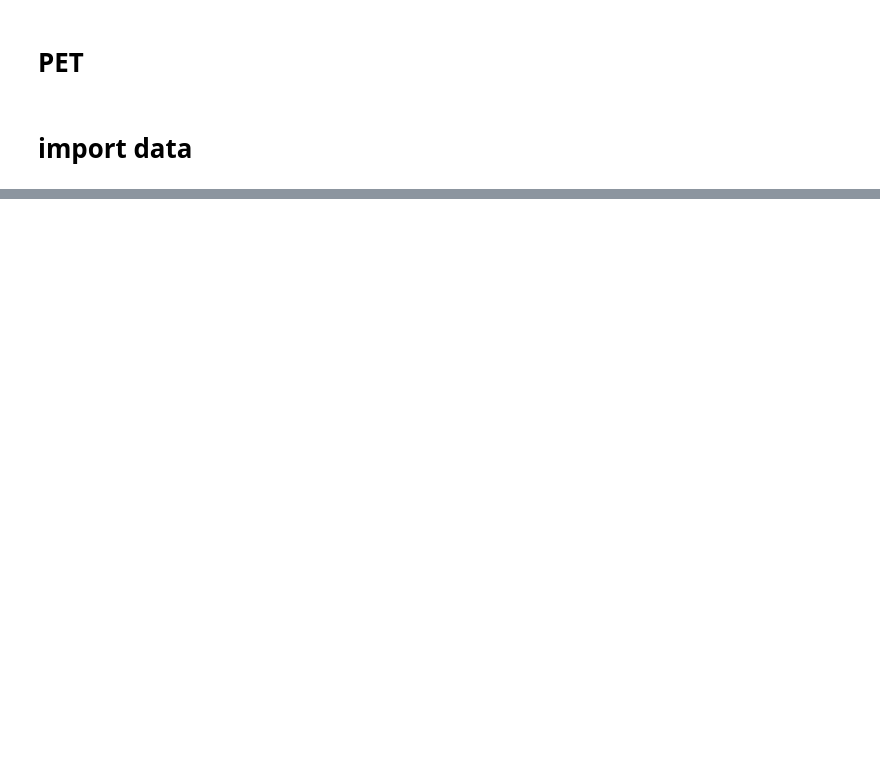
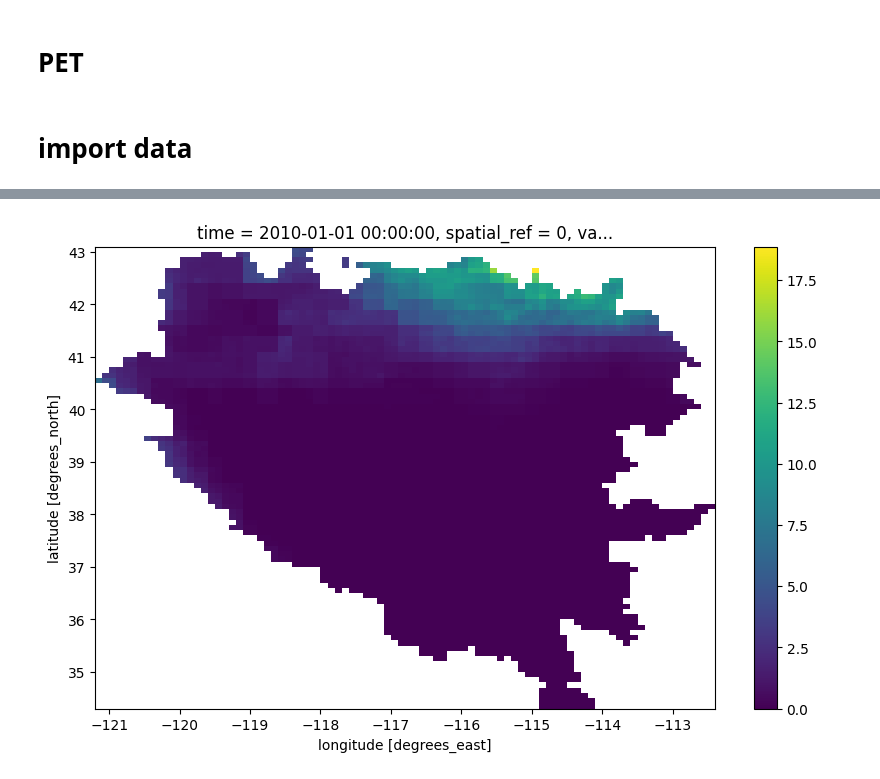
Before and after one commit to mahdi98mnm/wb_weri, a Jupyter notebook: readData.ipynb, the cells around one changed output, grey strips where cells are left out. Saved outputs shown, nothing was run; the diff lists cells and outputs as text; code cells hidden in the pictures; blank space fills up the shorter version.

```diff
--- a/readData.ipynb
+++ b/readData.ipynb
@@ -120,3 +117,8 @@ array([0.775,   nan])
+# %%
+def myPlot(x, p, y, j):
+    plt.figure(figsize=(10, 6))
+    x.plot()
+    plt.savefig(f'export/{p}_{y}_{j}.png')
 # %%
 selected_years = [2010, 2011]
 
@@ -228,7 +230,6 @@ for year in selected_years:
         if year == selected_years[0] and j_day == 1:
             swc = xr.open_dataset("D:\mehdi\DailyData\soil_water_content_1979001.nc")
             swc = swc.fillna(0)
-            # soil_water_content = soil_water_content.rename({'x': 'lon','y': 'lat'})
 
             soil_water_content = mask_xarray(array = swc, shapefile_basins = shapefile_basins)
             soil_water_content = soil_water_content.rename({'x': 'lon','y': 'lat'})
@@ -277,12 +278,16 @@ for year in selected_years:
         model_date = date_object.strftime("%Y-%m-%d")
 
         pre_day = Pre.to_array()[0, j_day - 1, :, :]
+        myPlot(pre_day, "pre", year, j_day)
 
         Tmin_day = Tmin.to_array()[0, j_day - 1, :, :]
+        myPlot(Tmin_day, "Tmin", year, j_day)
 
         Tmax_day = Tmax.to_array()[0, j_day - 1, :, :]
+        myPlot(Tmax_day, "Tmax", year, j_day)
 
         Tmean_day = (Tmin_day + Tmax_day) / 2
+        myPlot(Tmean_day, "Tmean", year, j_day)
 
         ra_day = np.vectorize(extraterrestrial_radiation)(
             inverse_relative_distance_earth_sun(
@@ -302,7 +307,9 @@ for year in selected_years:
             )
         )
 
+
         Ra["extraterrestrial_radiation"][j_day - 1, :, :] = ra_day
+        myPlot(Ra["extraterrestrial_radiation"][j_day - 1], "Ra", year, j_day)
 
         et_day_hargreaves_samani = np.vectorize(ReferenceEvapotranspiration.hargreaves_samani)(
             tmin = Tmin_day,
@@ -314,7 +321,9 @@ for year in selected_years:
             d = et_day_hargreaves_samani
         )
 
+
         ET["et_hargreaves_samani"][j_day - 1, :, :] = et_day_hargreaves_samani
+        myPlot(ET["et_hargreaves_samani"][j_day - 1], "et_day_hargreaves_samani", year, j_day)
 
         total_evaporable_water_day = np.vectorize(available_water)(
             permanent_wilting_point_wet = wp["b0"].sel(time = "1979-01-01")[:, :],
@@ -322,7 +331,10 @@ for year in selected_years:
             soil_depth = land_use["Maximum Crop Height (h) (m)"].sel(time = "2022-01-01")[:, :]*1000
         )
 
+
+
         TE["total_evaporable_water"][j_day - 1, :, :] = total_evaporable_water_day
+        myPlot(TE["total_evaporable_water"][j_day - 1], "total_evaporable_water_day", year, j_day)
 
 
 
@@ -332,6 +344,7 @@ for year in selected_years:
             field_capacity_wet = fc["b0"].sel(time = "1979-01-01")[:, :],
             soil_depth = land_use["Maximum Crop Height (h) (m)"].sel(time = "2022-01-01")[:, :]*1000
         )
+
         # FIXME: soil_water_content_transpiration
 
         MRF["moisture_reduction_function"][j_day - 1, :, :] = f_day
@@ -340,7 +353,9 @@ for year in selected_years:
             d = f_day
         )
 
+
         f_adjusted["moisture_reduction_function"][j_day - 1, :, :] = f_adjusted_day
+        myPlot(f_adjusted["moisture_reduction_function"][j_day - 1], "f_adjusted_day", year, j_day)
 
         plant_date_day = np.vectorize(generate_date)(
             x = land_use['Plant Date'].sel(time = "2022-01-01")[:,:],
@@ -362,8 +377,8 @@ for year in selected_years:
             modeling_date = model_date
         )
 
-
         CROP_COEFFICIENT["crop_coefficient"][j_day - 1, :, :] = crop_coefficient_day
+        myPlot(CROP_COEFFICIENT["crop_coefficient"][j_day - 1], "crop_coefficient_day", year, j_day)
 
 
         et_actual_day = np.vectorize(ActualEvapotranspiration.et_covered)(
@@ -372,7 +387,10 @@ for year in selected_years:
             crop_cover = lu["crop cover"].sel(time = "2022-01-01"),
             reference_crop_evapotranspiration = et_day_hargreaves_samani
         )
+
+
         ET_actual["actual_evapotranspiration"][j_day - 1, :, :].data = et_actual_day[0]
+        myPlot(ET_actual["actual_evapotranspiration"][j_day - 1], "et_actual_day", year, j_day)
 
         available_evaporable_water_day = AE
         # available_evaporable_water_day = AE[:, :]
@@ -383,6 +401,7 @@ for year in selected_years:
         )
 
         K_E["available_evaporable_water"][j_day - 1, :, :] = k_e_day
+        myPlot(K_E["available_evaporable_water"][j_day - 1], "k_e_day", year, j_day)
 
 
         e_actual_day = np.vectorize(ActualEvapotranspiration.e_noncovered)(
@@ -391,14 +410,18 @@ for year in selected_years:
             reference_crop_evapotranspiration = et_day_hargreaves_samani
         )
 
+
         E_actual["actual_evaporation"][j_day - 1, :, :] = e_actual_day
+        myPlot(E_actual["actual_evaporation"][j_day - 1], "e_actual_day", year, j_day)
 
         et_total_actual_day = np.vectorize(ActualEvapotranspiration.et_QDWB)(
             evaporation_noncovered_areas = e_actual_day,
             evapotranspiration_covered_areas = et_actual_day
         )
 
+
         ET_total_actual["total_actual_evapotranspiration"][j_day - 1, :, :] = et_total_actual_day[0]
+        myPlot(ET_total_actual["total_actual_evapotranspiration"][j_day - 1], "et_total_actual_day", year, j_day)
 
         model_date_array = np.array([datetime.datetime.strptime(model_date, '%Y-%m-%d')] * plant_date_day.shape[0] * plant_date_day.shape[1]).reshape(plant_date_day.shape[0], plant_date_day.shape[1])
         plant_date_day_array = np.vectorize(lambda d: datetime.datetime.strptime(d, '%Y-%m-%d'))(
@@ -429,8 +452,8 @@ for year in selected_years:
         run_off_day = run_off_and_infiltration_day[0] + (infiltration_day * (1 - lu["inf"].sel(time = "2022-01-01")))
         infiltration_day = infiltration_day * lu["inf"].sel(time = "2022-01-01")
 
-
         INFILTRATION["infiltration"][j_day - 1, :, :].data = infiltration_day.data
+        myPlot(INFILTRATION["infiltration"][j_day - 1], "infiltration_day", year, j_day)
 
         # ### soil water content
 
@@ -461,7 +484,6 @@ for year in selected_years:
         deep_percolation_day = deep_percolation_day[0] * lithology["GP"].sel(time = "2022-01-01").data
 
         RUN_OFF["runoff"][j_day - 1, :, :] = run_off_day
-
         SWC_EVAPORATION["current_swc_evaporation_layer"][j_day - 1, :, :].data = soil_water_content_day[0][0]
         SWC_TRANSPIRATION["current_swc_transpiration_layer"][j_day - 1, :, :].data = soil_water_content_day[1][0]
         SWC_TRANSITION["current_swc_transition_layer"][j_day - 1, :, :].data = soil_water_content_day[2][0]
@@ -473,6 +495,17 @@ for year in selected_years:
         IRRIGATION_REQUIREMENT["irrigation_requirement"][j_day - 1, :, :].data = soil_water_content_day[8][0]
         DEEP_PERCOLATION["deepPercolation"][j_day - 1, :, :].data = deep_percolation_day
 
+        myPlot(RUN_OFF["runoff"][j_day - 1], "RUN_OFF", year, j_day)
+        myPlot(SWC_EVAPORATION["current_swc_evaporation_layer"][j_day - 1], "SWC_EVAPORATION", year, j_day)
+        myPlot(SWC_TRANSPIRATION["current_swc_transpiration_layer"][j_day - 1], "SWC_TRANSPIRATION", year, j_day)
+        myPlot(SWC_TRANSITION["current_swc_transition_layer"][j_day - 1], "SWC_TRANSITION", year, j_day)
+        myPlot(EVAPORATION_TO_TRANSPIRATION["current_evaporation_layer_to_transpiration_layer"][j_day - 1], "EVAPORATION_TO_TRANSPIRATION", year, j_day)
+        myPlot(EVAPORATION_TO_TRANSITION["current_evaporation_layer_to_transition_layer"][j_day - 1], "EVAPORATION_TO_TRANSITION", year, j_day)
+        myPlot(TRANSPIRATION_TO_TRANSITION["current_transpiration_layer_to_transition_layer"][j_day - 1], "TRANSPIRATION_TO_TRANSITION", year, j_day)
+        myPlot(TRANSPIRATION_ADJUSTED["transpiration"][j_day - 1], "TRANSPIRATION_ADJUSTED", year, j_day)
+        myPlot(EVAPORATION_ADJUSTED["evaporation"][j_day - 1], "EVAPORATION_ADJUSTED", year, j_day)
+        myPlot(IRRIGATION_REQUIREMENT["irrigation_requirement"][j_day - 1], "IRRIGATION_REQUIREMENT", year, j_day)
+        myPlot(DEEP_PERCOLATION["deepPercolation"][j_day - 1], "DEEP_PERCOLATION", year, j_day)
 
 
 
@@ -486,25 +519,25 @@ for year in selected_years:
 
 
 
-    ET.to_netcdf(f"{path_export_data}ET_{year}.nc")
-    CROP_COEFFICIENT.to_netcdf(f"{path_export_data}CROP_COEFFICIENT_{year}.nc")
-    ET_actual.to_netcdf(f"{path_export_data}ET_actual_{year}.nc")
-    K_E.to_netcdf(f"{path_export_data}EK_E_{year}.nc")
-    E_actual.to_netcdf(f"{path_export_data}E_actual_{year}.nc")
-    ET_total_actual.to_netcdf(f"{path_export_data}ET_total_actual_{year}.nc")
-    INFILTRATION.to_netcdf(f"{path_export_data}INFILTRATION_{year}.nc")
-    RUN_OFF.to_netcdf(f"{path_export_data}RUN_OFF_{year}.nc")
-    SWC_EVAPORATION.to_netcdf(f"{path_export_data}SWC_EVAPORATION_{year}.nc")
-    SWC_TRANSPIRATION.to_netcdf(f"{path_export_data}SWC_TRANSPIRATION_{year}.nc")
-    SWC_TRANSITION.to_netcdf(f"{path_export_data}SWC_TRANSITION_{year}.nc")
-    EVAPORATION_TO_TRANSPIRATION.to_netcdf(f"{path_export_data}EVAPORATION_TO_TRANSPIRATION_{year}.nc")
-    EVAPORATION_TO_TRANSITION.to_netcdf(f"{path_export_data}EVAPORATION_TO_TRANSITION_{year}.nc")
-    TRANSPIRATION_TO_TRANSITION.to_netcdf(f"{path_export_data}TRANSPIRATION_TO_TRANSITION_{year}.nc")
-    TRANSPIRATION_ADJUSTED.to_netcdf(f"{path_export_data}TRANSPIRATION_ADJUSTED_{year}.nc")
-    EVAPORATION_ADJUSTED.to_netcdf(f"{path_export_data}EVAPORATION_ADJUSTED_{year}.nc")
-    IRRIGATION_REQUIREMENT.to_netcdf(f"{path_export_data}IRRIGATION_REQUIREMENT_{year}.nc")
-    DEEP_PERCOLATION.to_netcdf(f"{path_export_data}DEEP_PERCOLATION_{year}.nc")
+    # ET.to_netcdf(f"{path_export_data}ET_{year}.nc")
+    # CROP_COEFFICIENT.to_netcdf(f"{path_export_data}CROP_COEFFICIENT_{year}.nc")
+    # ET_actual.to_netcdf(f"{path_export_data}ET_actual_{year}.nc")
+    # K_E.to_netcdf(f"{path_export_data}EK_E_{year}.nc")
+    # E_actual.to_netcdf(f"{path_export_data}E_actual_{year}.nc")
+    # ET_total_actual.to_netcdf(f"{path_export_data}ET_total_actual_{year}.nc")
+    # INFILTRATION.to_netcdf(f"{path_export_data}INFILTRATION_{year}.nc")
+    # RUN_OFF.to_netcdf(f"{path_export_data}RUN_OFF_{year}.nc")
+    # SWC_EVAPORATION.to_netcdf(f"{path_export_data}SWC_EVAPORATION_{year}.nc")
+    # SWC_TRANSPIRATION.to_netcdf(f"{path_export_data}SWC_TRANSPIRATION_{year}.nc")
+    # SWC_TRANSITION.to_netcdf(f"{path_export_data}SWC_TRANSITION_{year}.nc")
+    # EVAPORATION_TO_TRANSPIRATION.to_netcdf(f"{path_export_data}EVAPORATION_TO_TRANSPIRATION_{year}.nc")
+    # EVAPORATION_TO_TRANSITION.to_netcdf(f"{path_export_data}EVAPORATION_TO_TRANSITION_{year}.nc")
+    # TRANSPIRATION_TO_TRANSITION.to_netcdf(f"{path_export_data}TRANSPIRATION_TO_TRANSITION_{year}.nc")
+    # TRANSPIRATION_ADJUSTED.to_netcdf(f"{path_export_data}TRANSPIRATION_ADJUSTED_{year}.nc")
+    # EVAPORATION_ADJUSTED.to_netcdf(f"{path_export_data}EVAPORATION_ADJUSTED_{year}.nc")
+    # IRRIGATION_REQUIREMENT.to_netcdf(f"{path_export_data}IRRIGATION_REQUIREMENT_{year}.nc")
+    # DEEP_PERCOLATION.to_netcdf(f"{path_export_data}DEEP_PERCOLATION_{year}.nc")
 
-    # break
+    break
 # %% [output]
 2010 1
@@ -511,0 +549 @@ for year in selected_years:
+[figure, added]
```
Also changed, not shown: parts of 15 cells of this notebook, 3 other files.
